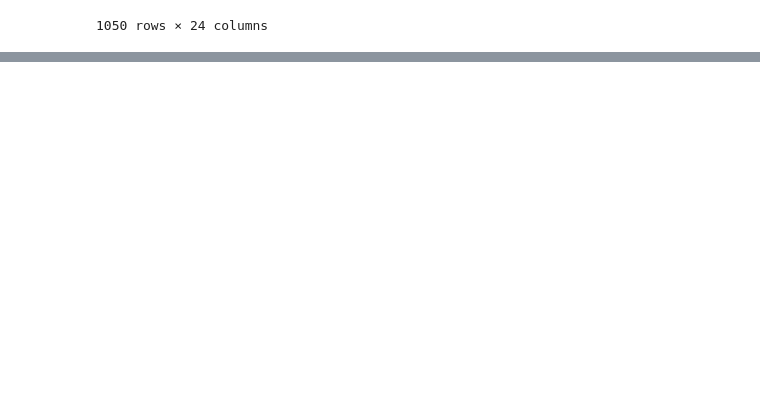
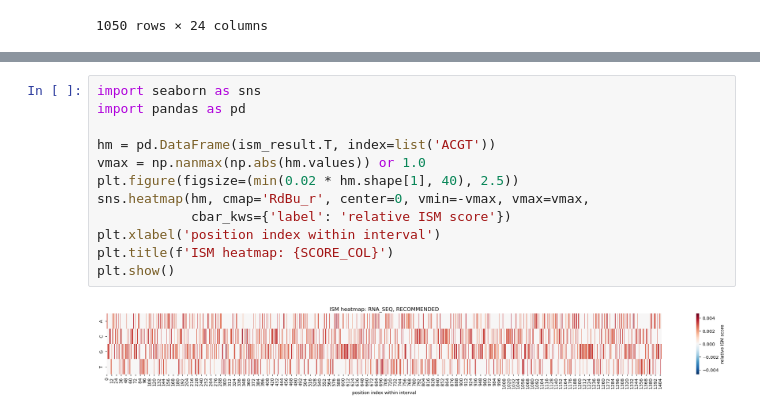
Before and after one commit to cralbers/variant-effects, a Jupyter notebook: osc/ISM_analysis.ipynb, the cells around one changed output, grey strips where cells are left out. Saved outputs shown, nothing was run; the diff lists cells and outputs as text; blank space fills up the shorter version.

```diff
--- a/osc/ISM_analysis.ipynb
+++ b/osc/ISM_analysis.ipynb
@@ -288,0 +326,14 @@ ism_df_top1
+# %%
+import seaborn as sns
+import pandas as pd
+
+hm = pd.DataFrame(ism_result.T, index=list('ACGT'))
+vmax = np.nanmax(np.abs(hm.values)) or 1.0
+plt.figure(figsize=(min(0.02 * hm.shape[1], 40), 2.5))
+sns.heatmap(hm, cmap='RdBu_r', center=0, vmin=-vmax, vmax=vmax,
+            cbar_kws={'label': 'relative ISM score'})
+plt.xlabel('position index within interval')
+plt.title(f'ISM heatmap: {SCORE_COL}')
+plt.show()
+# %% [output]
+[figure, added]
```
Also changed, not shown: parts of 9 cells of this notebook, 2 other files.
